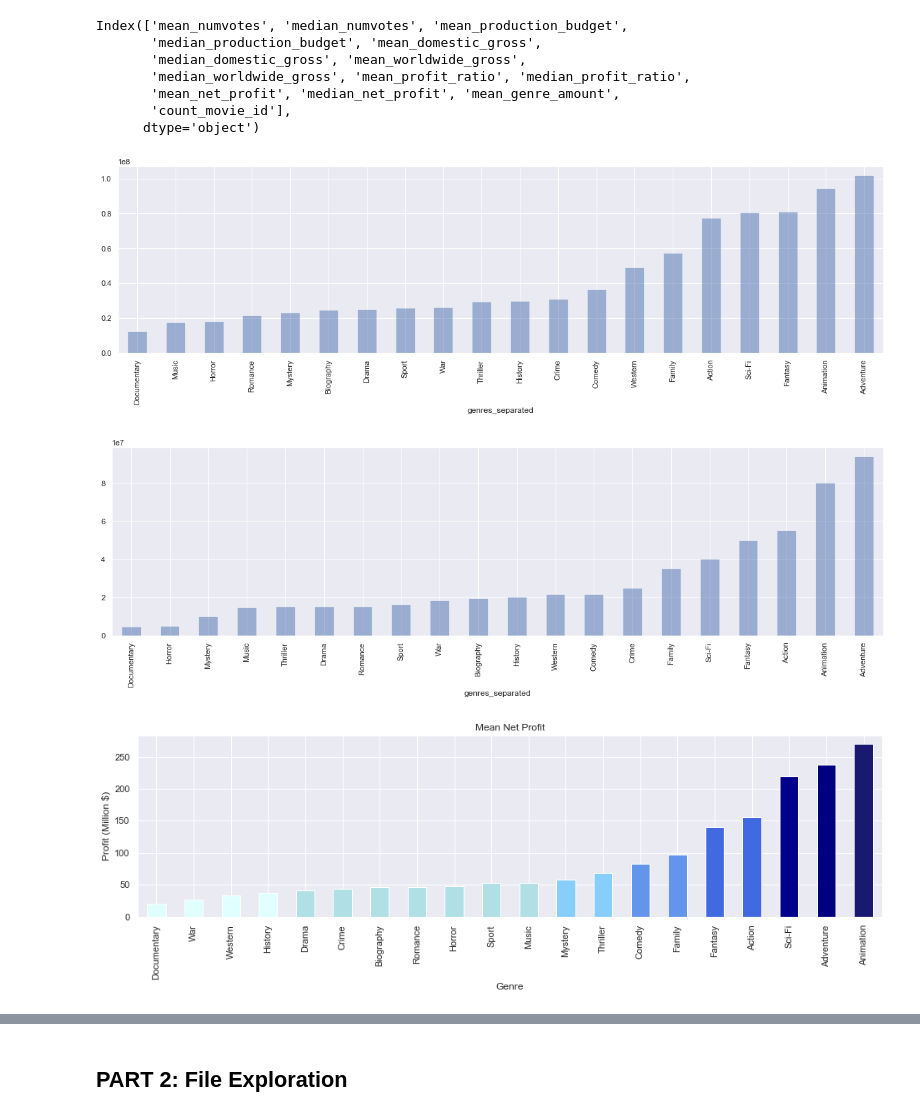
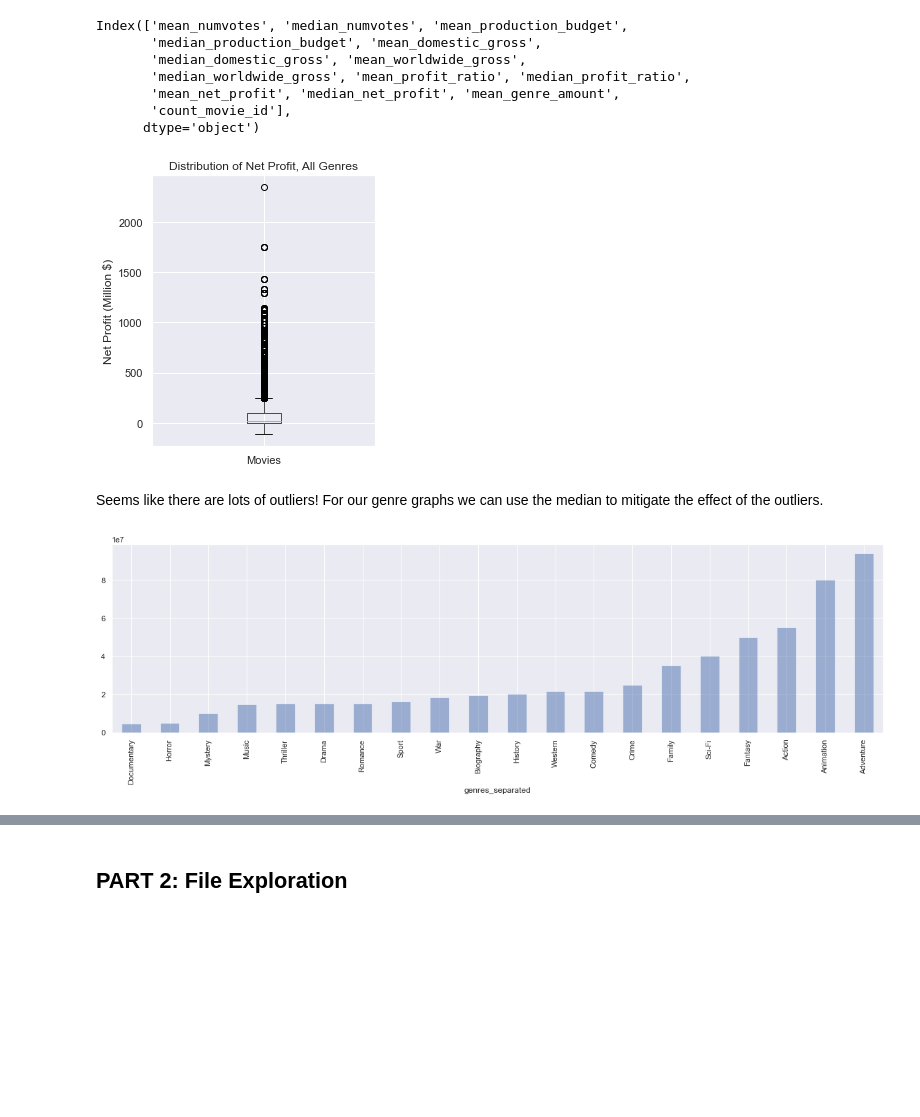
Before and after one commit to doriggs/Semester1Capstone, a Jupyter notebook: student.ipynb, the cells around one changed output, grey strips where cells are left out. Cells and saved outputs as stored; diff of their text form; code cells hidden in the pictures; blank space fills up the shorter version.

Commit message:
Cleaning out unnecessary things, improving graphs, adding supporting graphs

```diff
--- a/student.ipynb
+++ b/student.ipynb
@@ -259,9 +260,12 @@ imdb_tn_split_df.head()
 | 12 Strong | Action | 4 | tt1413492 | Action,Drama,History | 6.6 | 50155.0 | 64 | ... |
 # %%
 # Create some additional columns of interest
-imdb_tn_split_df['genre_amount'] = imdb_tn_split_df.genres_original.apply(lambda x: len(str(x).split(',')))
-imdb_tn_split_df['net_profit'] = imdb_tn_split_df.worldwide_gross - imdb_tn_split_df.production_budget
-imdb_tn_split_df['profit_ratio'] = imdb_tn_split_df.net_profit / imdb_tn_split_df.production_budget
+imdb_tn_split_df['genre_amount'] =\
+    imdb_tn_split_df.genres_original.apply(lambda x: len(str(x).split(',')))
+imdb_tn_split_df['net_profit'] = \
+    imdb_tn_split_df.worldwide_gross - imdb_tn_split_df.production_budget
+imdb_tn_split_df['profit_ratio'] = \
+    imdb_tn_split_df.net_profit / imdb_tn_split_df.production_budget
 # %%
 # Group by genre. Use aggregate functions on columns of interest
 genre_df = imdb_tn_split_df.groupby('genres_separated').agg({
@@ -328,25 +333,22 @@ genre_df['median_net_profit'] = genre_df['median_net_profit'] / 1000000
 sns.set_theme()
 sns.set_style('darkgrid')
+# %%
+# Create a box and whiskers plot of median profit, to see what the distribution of values looks like
+fig, ax = plt.subplots(figsize=(4,5))
+millions_df = imdb_tn_split_df[['genres_separated', 'net_profit']].copy()
+millions_df.net_profit = millions_df.net_profit / 1000000
+millions_df.columns = ['genres_separated', 'Movies']
+millions_df\
+.boxplot(column='Movies', ax=ax)
+ax.set(title='Distribution of Net Profit per movie, All Genres',\
+       ylabel='Net Profit (Million $)');
+# %% [output]
+[figure, added]
+# %% [markdown]
+Seems like there are lots of outliers! For our genre graphs we can use the median to mitigate the effect of the outliers.
 # %%
+# Graph of how much a movie in each genre cost by median value
 fig, ax = plt.subplots(figsize=(20,5))
-genre_df.sort_values('mean_production_budget').mean_production_budget.plot.bar(ax=ax, alpha = .5);
+genre_df.sort_values('median_production_budget').median_production_budget.plot.bar(ax=ax, alpha = .5);
 # %% [output]
-[figure, old version]
+[figure, new version]
-# %%
-# Graph of how much a movie in each genre cost, on average
-fig, ax = plt.subplots(figsize=(20,5))
-genre_df.sort_values('median_production_budget').median_production_budget.plot.bar(ax=ax, alpha = .5);
-# %% [output]
-[figure, removed]
-# %%
-fig, ax = plt.subplots(figsize=(16,4))
-genre_df.sort_values('mean_net_profit').mean_net_profit.plot.bar(ax=ax, \
-     # Manually set colors as a sort of heatmap XD
-     color=['lightcyan','lightcyan','lightcyan','lightcyan','powderblue',\
-            'powderblue','powderblue','powderblue','powderblue','powderblue',\
-            'powderblue','lightskyblue','lightskyblue','cornflowerblue',\
-            'cornflowerblue','royalblue','royalblue','darkblue',\
-            'navy','midnightblue']);
-ax.set(title='Mean Net Profit', xlabel='Genre', ylabel='Profit (Million $)');
-# %% [output]
-[figure, removed]
```
Also changed, not shown: parts of 9 cells of this notebook.
